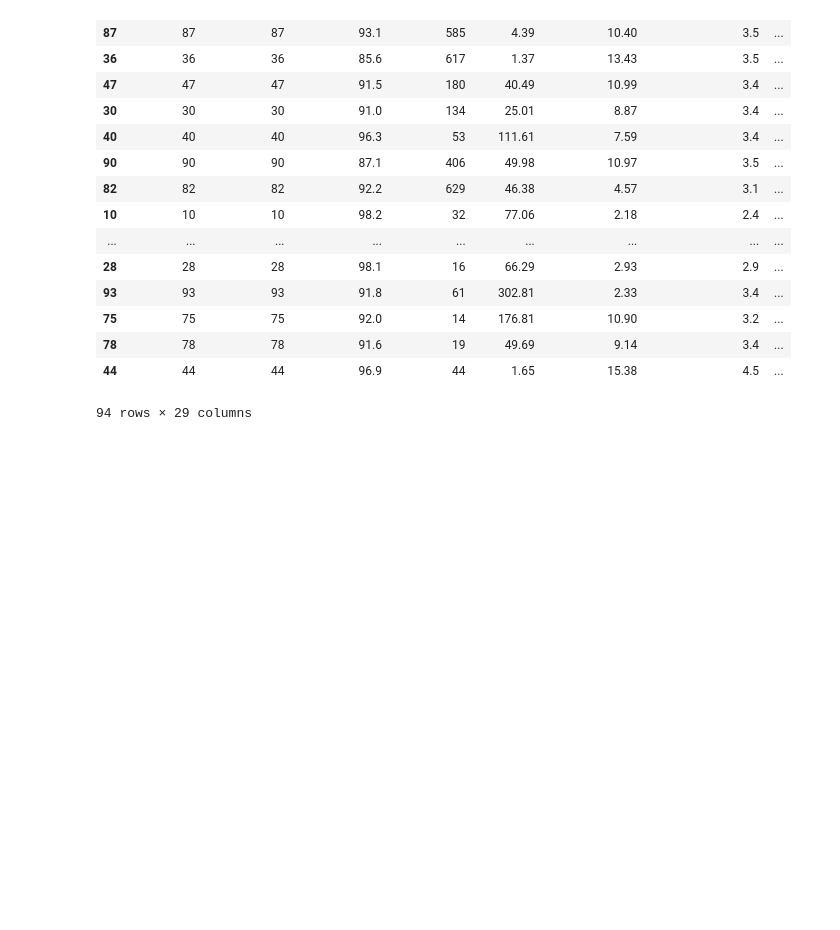
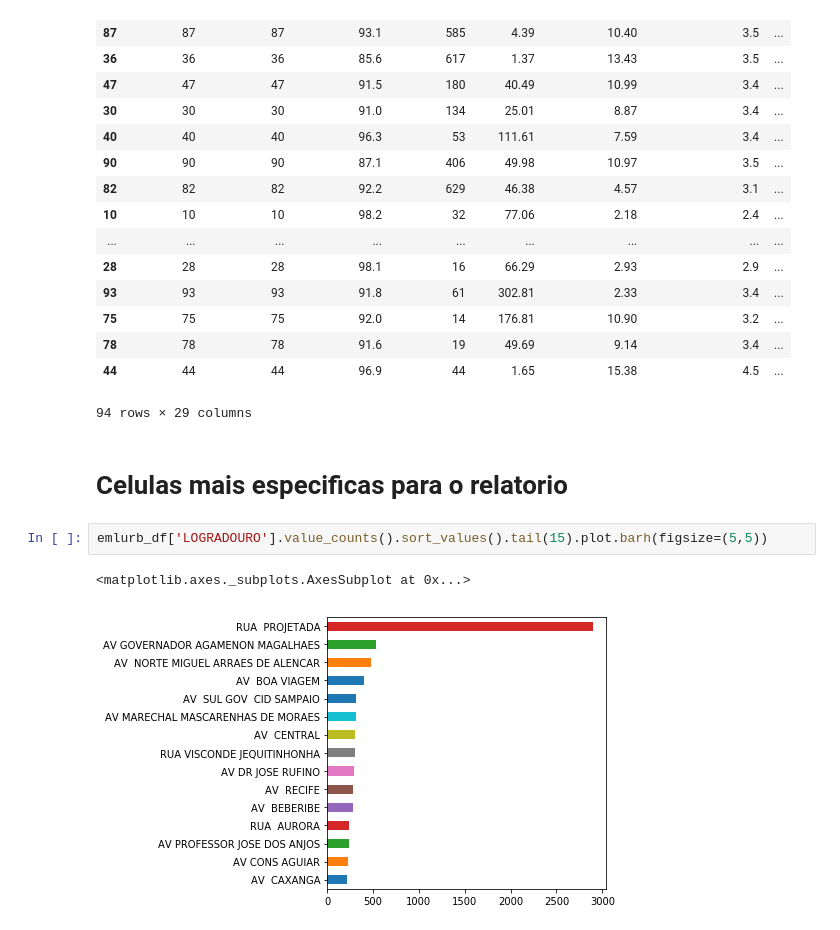
Before and after one commit to if1015-datascience-ufpe/2018-2-projeto-osboys, a Jupyter notebook: ExploratoryDataAnalysis.ipynb, the cells around one changed output. Drawn from its saved outputs; the diff is of its cells as text; blank space fills up the shorter version.

```diff
--- a/ExploratoryDataAnalysis.ipynb
+++ b/ExploratoryDataAnalysis.ipynb
@@ -382,3 +382,10 @@ scrapping.to_csv('dados+norm.csv')
 | 78 | 78 | 78 | 91.6 | 19 | 49.69 | 9.14 | 3.4 | ... |
 | 44 | 44 | 44 | 96.9 | 44 | 1.65 | 15.38 | 4.5 | ... |
 94 rows × 29 columns
+# %% [markdown]
+# Celulas mais especificas para o relatorio
+# %%
+emlurb_df['LOGRADOURO'].value_counts().sort_values().tail(15).plot.barh(figsize=(5,5))
+# %% [output]
+<matplotlib.axes._subplots.AxesSubplot at 0x...>
+[figure, added]
```
Also changed, not shown: parts of 3 cells of this notebook, 2 other files.
